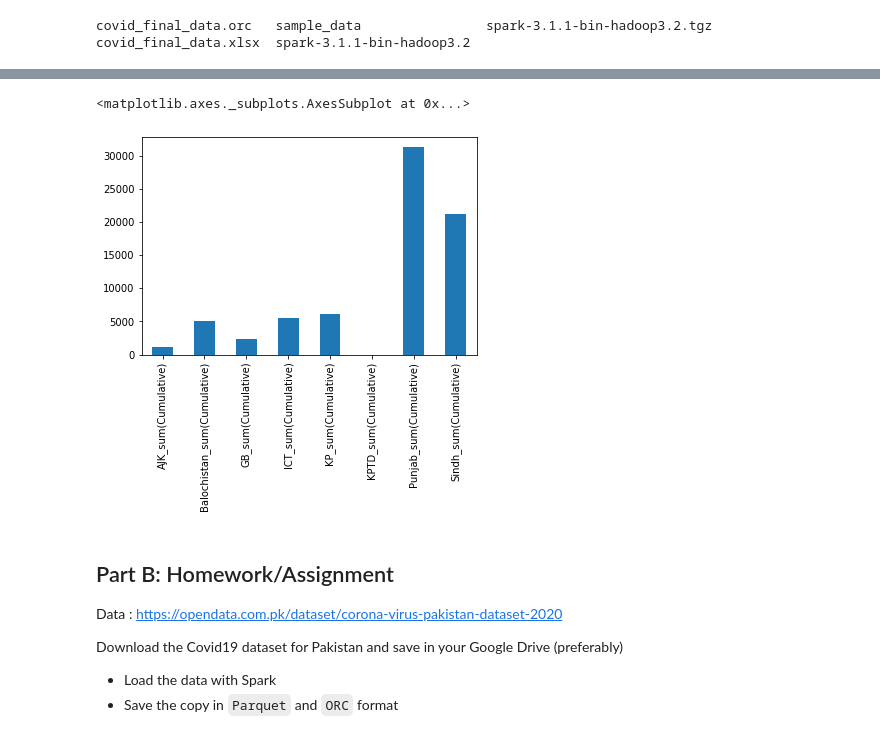
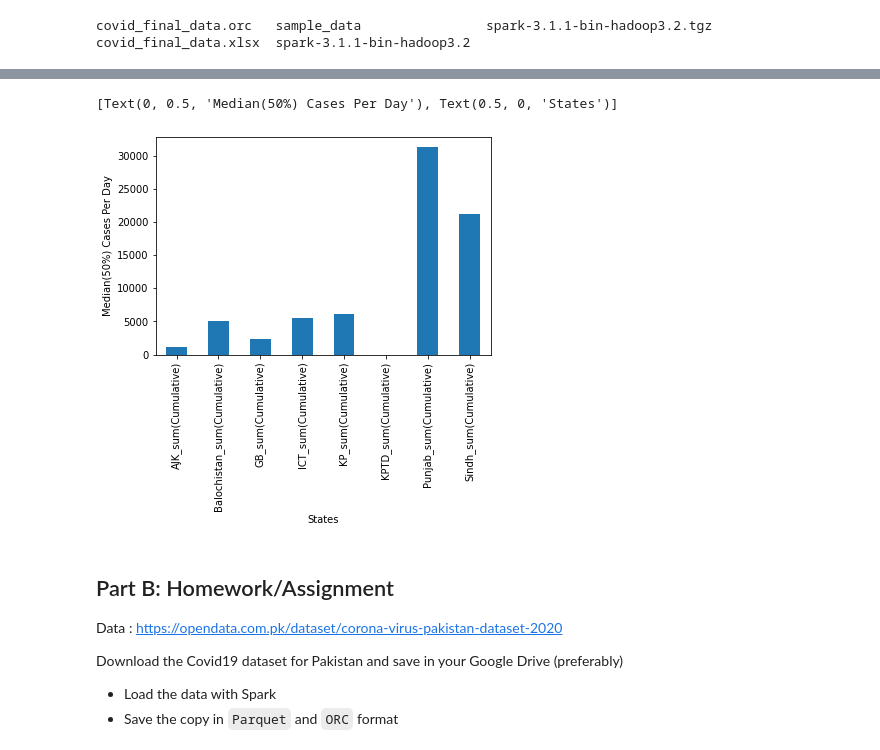
Before and after one commit to komzy/Beethoven-Piano-Music-Creator, a Jupyter notebook: week1/Spark_with_ML_Week_1_Assignment.ipynb, the cells around one changed output, grey strips where cells are left out. Saved outputs shown, nothing was run; the diff lists cells and outputs as text; code cells hidden in the pictures.

```diff
--- a/week1/Spark_with_ML_Week_1_Assignment.ipynb
+++ b/week1/Spark_with_ML_Week_1_Assignment.ipynb
@@ -194,9 +194,9 @@ mean.astype(float).plot(kind='bar')
 # %%
 median = states_cumulative_summary.toPandas().iloc[5]
-median.astype(float).plot(kind='bar')
+median.astype(float).plot(kind='bar').set(xlabel="States", ylabel="Median(50%) Cases Per Day")
 # %% [output]
-<matplotlib.axes._subplots.AxesSubplot at 0x...>
+[Text(0, 0.5, 'Median(50%) Cases Per Day'), Text(0.5, 0, 'States')]
-[figure, old version]
+[figure, new version]
 # %% [markdown]
 ## Part B: Homework/Assignment
 Data : https://opendata.com.pk/dataset/corona-virus-pakistan-dataset-2020
```
Also changed, not shown: parts of 8 cells of this notebook.
